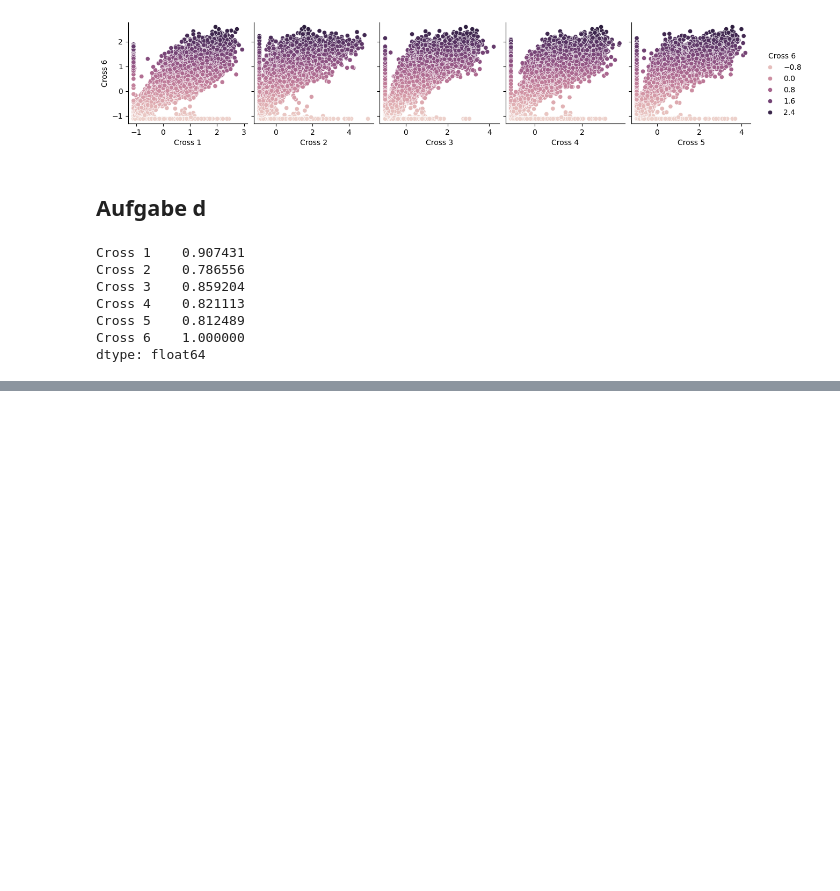
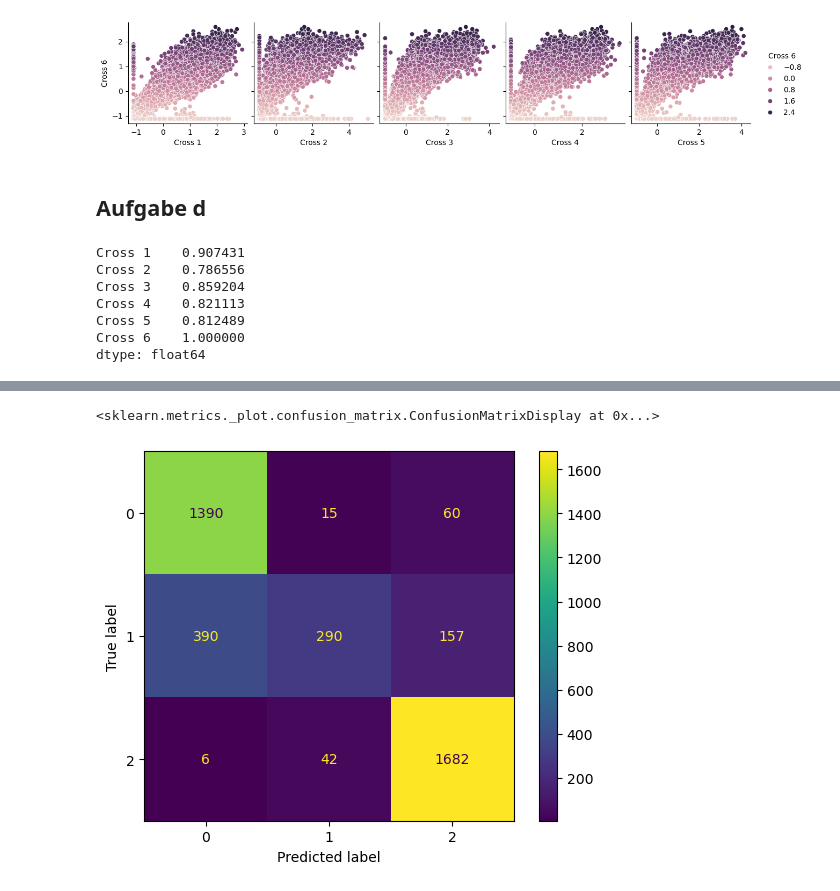
Before and after one commit to TieRub/DMg_2026, a Jupyter notebook: B1/Road Traffic Jacobs Version.ipynb, the cells around one changed output, grey strips where cells are left out. Saved outputs shown, nothing was run; the diff lists cells and outputs as text; code cells hidden in the pictures; blank space fills up the shorter version.

```diff
--- a/B1/Road Traffic Jacobs Version.ipynb
+++ b/B1/Road Traffic Jacobs Version.ipynb
@@ -253,0 +356,26 @@ dtype: float64
+# %%
+# Originalwerte Cross 6
+c6_df = pd.DataFrame(road_traffic_df['Cross 6'])
+
+# Überführung in Klassifikationswerte (0 = wenig bis kein Verkehr, 1 = normaler Verkehr, 2 = viel Verkehr)
+bins = [-np.inf, 20, 100, np.inf]
+labels = [0, 1, 2]
+y_kl = pd.cut(c6_df['Cross 6'], bins=bins, labels=labels, include_lowest=True)
+# %%
+# Originalwerte Cross 1
+c1_df = pd.DataFrame(road_traffic_df['Cross 1'])
+
+# Train-Test-Split
+X_train, X_test, y_train, y_test = sklearn.model_selection.train_test_split(c1_df, y_kl, random_state=123)
+
+clf = sklearn.linear_model.LogisticRegression(random_state=123, solver='lbfgs').fit(X_train, y_train)
+predictions = clf.predict(X_test)
+
+# Konfusionsmatrix plotten
+conf_mat = sklearn.metrics.confusion_matrix(y_test, predictions, labels=labels)
+disp = sklearn.metrics.ConfusionMatrixDisplay(confusion_matrix = conf_mat)
+
+disp.plot()
+# %% [output]
+<sklearn.metrics._plot.confusion_matrix.ConfusionMatrixDisplay at 0x...>
+[figure, added]
```
Also changed, not shown: parts of 7 cells of this notebook.
